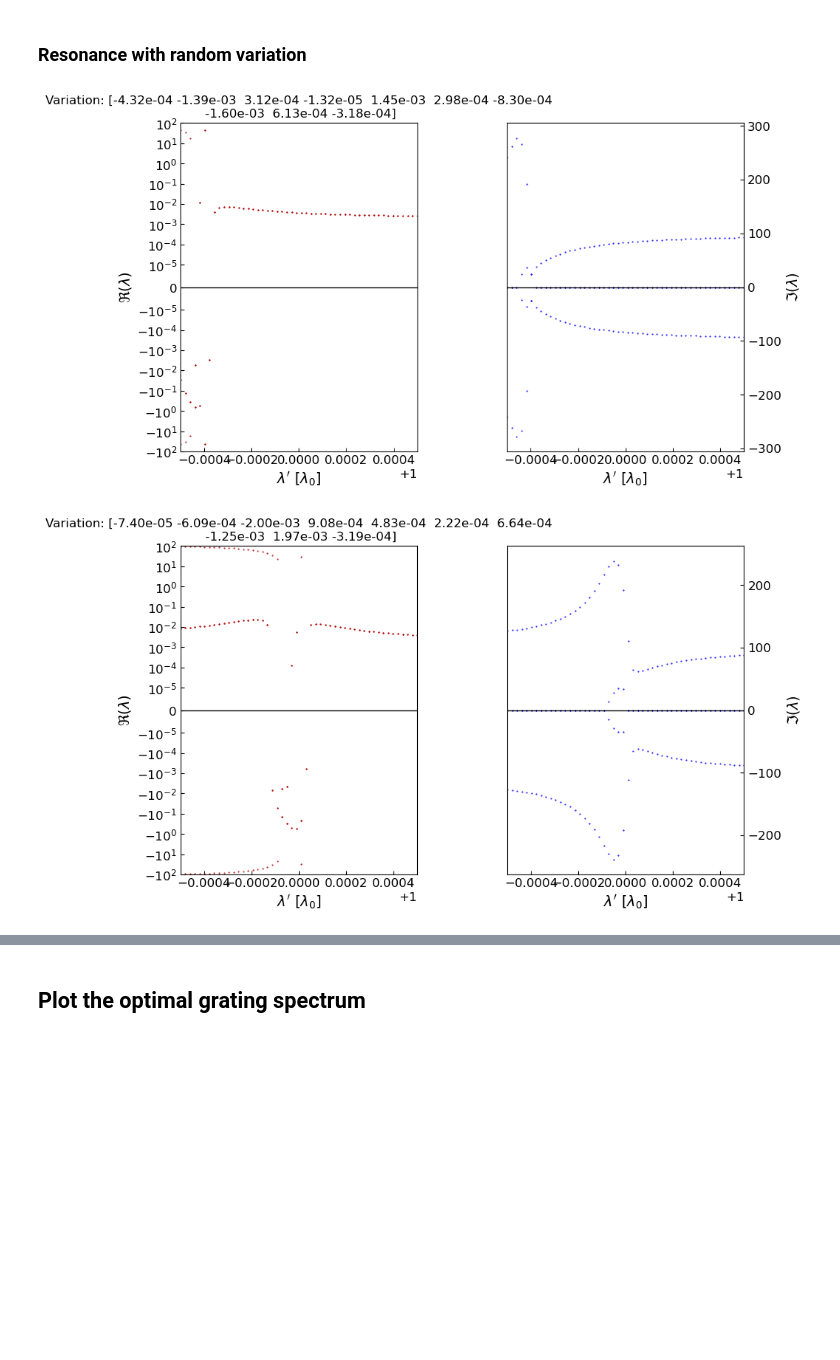
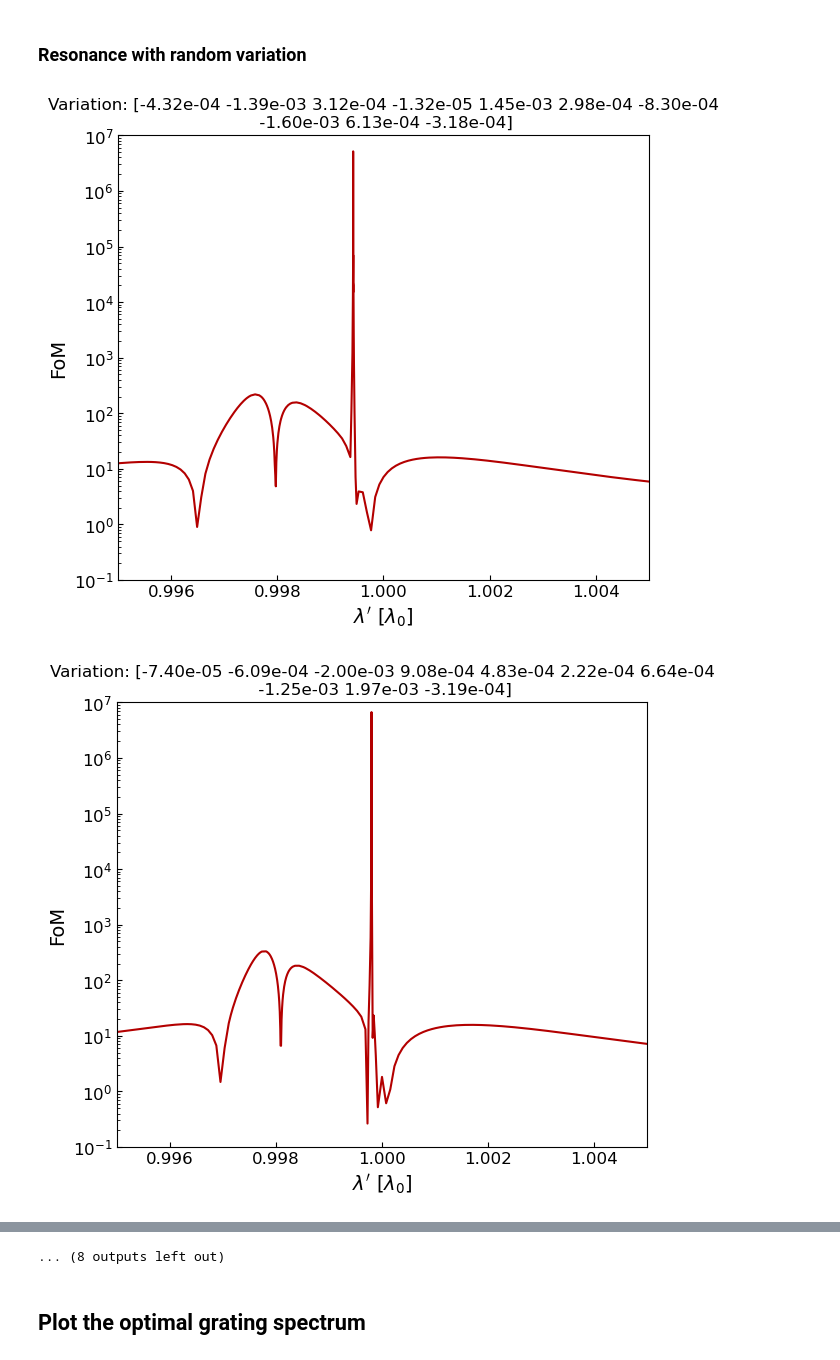
Before and after one commit to jadonylin/relativistic-lightsail-dynamics, a Jupyter notebook: Optimisation/run_parallel_extract.ipynb, the cells around one changed output, grey strips where cells are left out. Saved outputs shown, nothing was run; the diff lists cells and outputs as text; code cells hidden in the pictures; blank space fills up the shorter version.

Commit message:
Test Fkpr_unstable grating sensitivity

```diff
--- a/Optimisation/run_parallel_extract.ipynb
+++ b/Optimisation/run_parallel_extract.ipynb
@@ -23,14 +23,14 @@ final_speed = 20.
 num_cores = 200
 maxtime = 1440
 
-# runID = "Fkpr_unstablemonochrome_fixgaussian20_50GW"
+runID = "Fkpr_unstablemonochrome_fixgaussian20_50GW"
 # runID = "Fasympmonochrome_fixgaussian20_50GW_nG30"
-runID = f"Fasymp{int(final_speed)}_fixgaussian20_50GW"
+# runID = f"Fasymp{int(final_speed)}_fixgaussian20_50GW"
 
 common_path = user_home_path_full / "Library/CloudStorage/OneDrive-TheUniversityofSydney(Students)/Doppler Damping - Jadon Lin/Documentation/Data/relativistic-lightsail-dynamics/Optimisation/Jadon's results"
-custom_folder_path = f"Fasymp/final_speed{int(final_speed)}/maxtime{int(maxtime)}/{runID}"
+# custom_folder_path = f"Fasymp/final_speed{int(final_speed)}/maxtime{int(maxtime)}/{runID}"
 # custom_folder_path = f"Fasymp/mono/maxtime{int(maxtime)}/{runID}"
-# custom_folder_path = f"Fkpr_unstable/mono/maxtime{int(maxtime)}/{runID}"
+custom_folder_path = f"Fkpr_unstable/mono/maxtime{int(maxtime)}/{runID}"
 fname_preamble = common_path / custom_folder_path
 
 # import pathlib
@@ -96,10 +96,10 @@ import gratings
 from twobox import TwoBox
 
 I0, L, m, c = parameters.Parameters()
-optimum_number = 0
+optimum_number = 1
 
-wavelength_range = [1,1/D1_ND([final_speed/100,0])]
-# wavelength_range = [0.999983,1.00002]
+# wavelength_range = [1,1/D1_ND([final_speed/100,0])]
+wavelength_range = [0.999983,1.00002]
 print(wavelength_range)
 _, _, opt_grating = opt.extract_opt(pkl_fname, num_processes=num_cores, output_opt_idx=optimum_number)
 optimisation_RCWA_engine = opt_grating.RCWA_engine
@@ -211,32 +221,41 @@ eig_ax[0].set_ylim(-1e2,1e2)
+# %%
+ax.set_ylim(bottom=1e-1, top=1e7)
+fig.savefig(save_fname / f"{relative_change:.1E}relative.pdf", bbox_inches = "tight")
 # %% [markdown]
 ### Resonance with random variation
 # %%
 import matplotlib.pyplot as plt
 
 rn = np.random.RandomState(2026)
-n_samples = 3
+n_samples = 20
 original_params = deepcopy(opt_grating.to_numpy(opt_params))
 sd = 0.001
 variation_factors = rn.randn(n_samples, len(opt_params))*sd + 1.  # random variations within ±1%
 
 angle = 0.
 n_plot = 50
 
 # wavelength_range = [0.999983,1.00002]
-w_range = 1e-3
-wavelength_range = np.array([1-w_range/2,1+w_range/2])
+w_range = 5e-3
+wavelength_range = np.array([1-w_range,1+w_range])
 
-for v in variation_factors:
+for v_idx, v in enumerate(variation_factors):
     test_params = original_params*v
     grating = TwoBox(*test_params, wavelength=1., angle=0., Nx=opt_grating.Nx, nG=opt_grating.nG, Qabs=np.inf, RCWA_engine=opt_grating.RCWA_engine, torcwa_edge_sharpness=opt_grating.torcwa_edge_sharpness)
-    eig_fig, eig_ax = grating.show_Eigs(wavelength_range, I0, n_plot, False, False, 'o')
-    eig_ax[0].set_yscale("symlog", linthresh=1e-5)
-    eig_ax[0].set_ylim(-1e2,1e2)
-    variation_display = np.array2string(v-1, precision=2)
-    eig_ax[0].set_title(f"Variation: {variation_display}")
-    # eig_ax[0].ticklabel_format(axis='x', style='sci', scilimits=(np.log10(w_range)-1,np.log10(w_range)-1))
+    variation_display = np.array2string(v-1, precision=2, formatter={'float_kind':lambda x: "%.2e" % x})
 
-    eig_fig.savefig(save_fname / f"eigvals_ensemble/variation{v}.pdf", bbox_inches = "tight")
+    # fig, ax = grating.show_Eigs(wavelength_range, I0, n_plot, False, False, 'o')
+    # fig[0].set_yscale("symlog", linthresh=1e-5)
+    # ax[0].set_ylim(-1e2,1e2)
+    # ax[0].set_title(f"Variation: {variation_display}")
+
+    fig, ax = grating.show_FOM_spectrum(monofom=fom.monofom_kpr_unstable, wavelength_range=wavelength_range,
+                                        num_plot_points=n_plot, I=I0, adaptive_sampling=True, loss_goal=0.01)
+    ax.set_ylim(bottom=1e-1, top=1e7)
+    ax.set_yscale("log")
+
+    ax.set_title(f"Variation: {variation_display}")
+    fig.savefig(save_fname / f"variation_ensemble/variation{v_idx}.pdf", bbox_inches = "tight")
 # %% [output]
-[figure, old version]
+[figure, new version]
-[figure, old version]
+[figure, new version]
@@ -244,3 +272,4 @@ for v in variation_factors:
+... (8 outputs left out)
 # %% [markdown]
 ## Plot the optimal grating spectrum
 # %%
```
Also changed, not shown: parts of 6 cells of this notebook.
